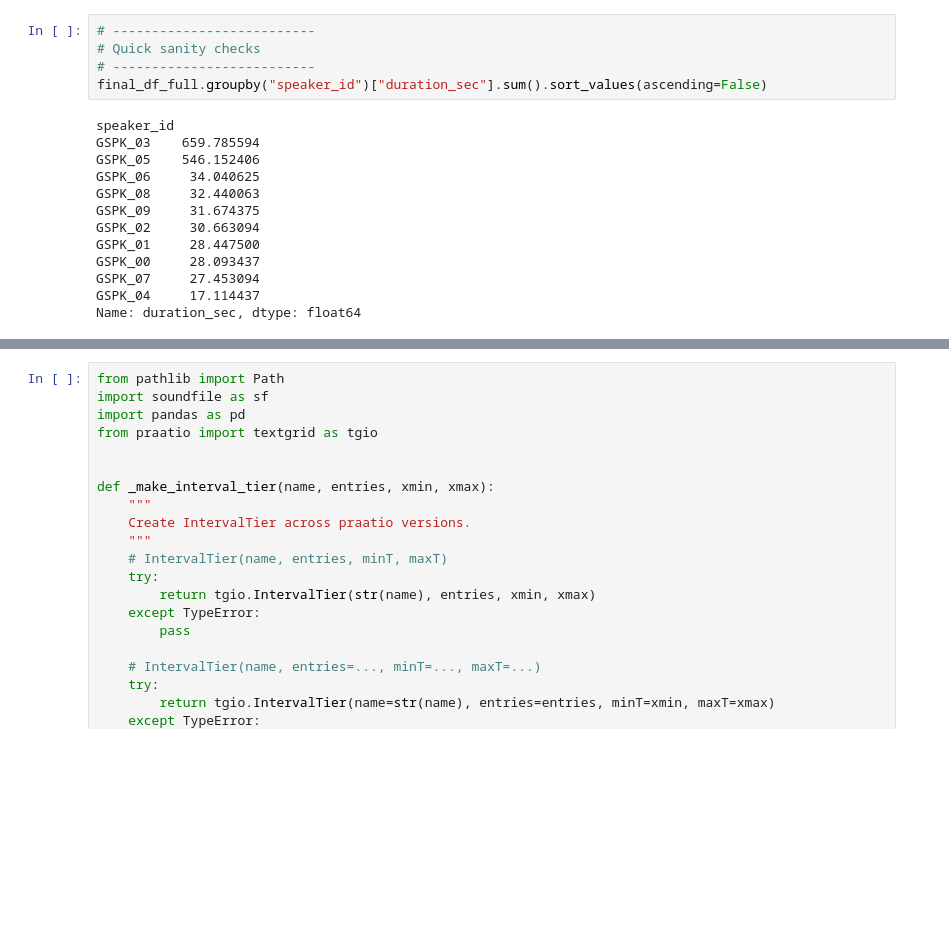
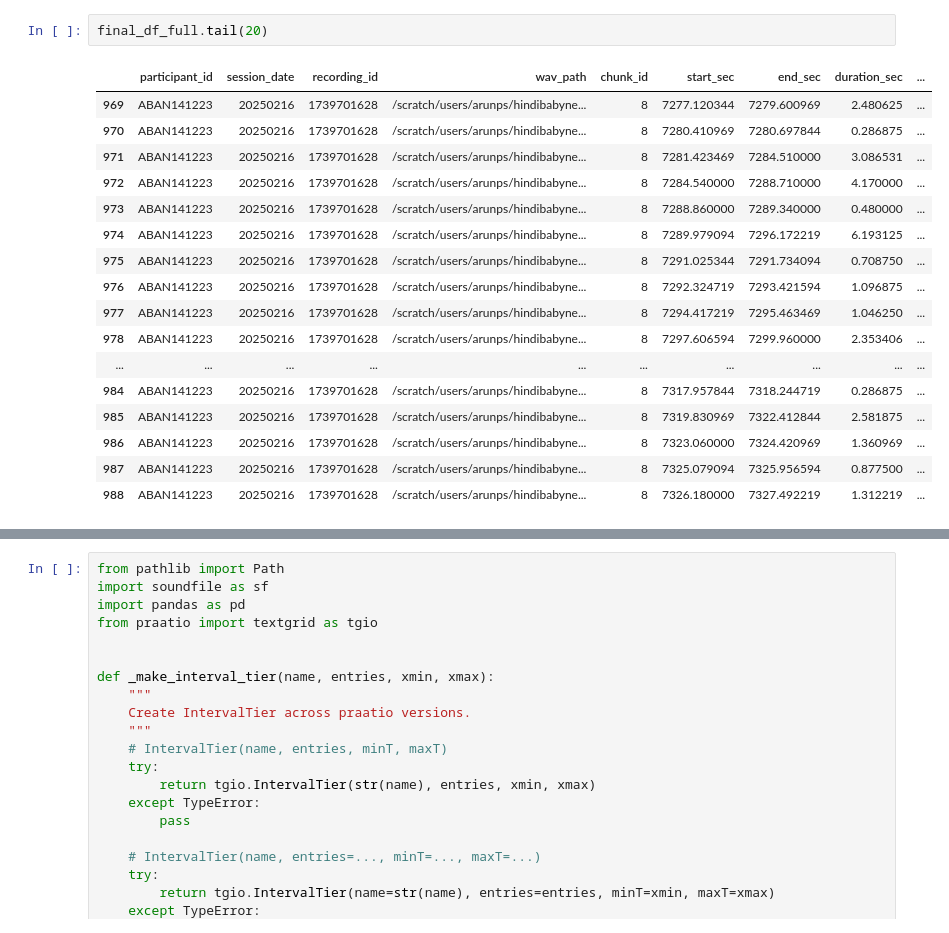
Before and after one commit to arunps12/HindiBabyNet, a Jupyter notebook: notebooks/00_research.ipynb, the cells around one changed output, grey strips where cells are left out. Drawn from its saved outputs; the diff is of its cells as text; blank space fills up the shorter version.

```diff
--- a/notebooks/00_research.ipynb
+++ b/notebooks/00_research.ipynb
@@ -669,18 +346,20 @@ final_df_full.head(), len(final_df_full)
-# %%
-# --------------------------
-# Quick sanity checks
-# --------------------------
-final_df_full.groupby("speaker_id")["duration_sec"].sum().sort_values(ascending=False)
-# %% [output]
-speaker_id
-GSPK_03    659.785594
-GSPK_05    546.152406
-GSPK_06     34.040625
-GSPK_08     32.440063
-GSPK_09     31.674375
-GSPK_02     30.663094
-GSPK_01     28.447500
-GSPK_00     28.093437
-GSPK_07     27.453094
-GSPK_04     17.114437
-Name: duration_sec, dtype: float64
+# %%
+final_df_full.tail(20)
+# %% [output]
+|  | participant_id | session_date | recording_id | wav_path | chunk_id | start_sec | end_sec | duration_sec | ... |
+| 969 | ABAN141223 | 20250216 | 1739701628 | /scratch/users/arunps/hindibabyne... | 8 | 7277.120344 | 7279.600969 | 2.480625 | ... |
+| 970 | ABAN141223 | 20250216 | 1739701628 | /scratch/users/arunps/hindibabyne... | 8 | 7280.410969 | 7280.697844 | 0.286875 | ... |
+| 971 | ABAN141223 | 20250216 | 1739701628 | /scratch/users/arunps/hindibabyne... | 8 | 7281.423469 | 7284.510000 | 3.086531 | ... |
+| 972 | ABAN141223 | 20250216 | 1739701628 | /scratch/users/arunps/hindibabyne... | 8 | 7284.540000 | 7288.710000 | 4.170000 | ... |
+| 973 | ABAN141223 | 20250216 | 1739701628 | /scratch/users/arunps/hindibabyne... | 8 | 7288.860000 | 7289.340000 | 0.480000 | ... |
+| 974 | ABAN141223 | 20250216 | 1739701628 | /scratch/users/arunps/hindibabyne... | 8 | 7289.979094 | 7296.172219 | 6.193125 | ... |
+| 975 | ABAN141223 | 20250216 | 1739701628 | /scratch/users/arunps/hindibabyne... | 8 | 7291.025344 | 7291.734094 | 0.708750 | ... |
+| 976 | ABAN141223 | 20250216 | 1739701628 | /scratch/users/arunps/hindibabyne... | 8 | 7292.324719 | 7293.421594 | 1.096875 | ... |
+| 977 | ABAN141223 | 20250216 | 1739701628 | /scratch/users/arunps/hindibabyne... | 8 | 7294.417219 | 7295.463469 | 1.046250 | ... |
+| 978 | ABAN141223 | 20250216 | 1739701628 | /scratch/users/arunps/hindibabyne... | 8 | 7297.606594 | 7299.960000 | 2.353406 | ... |
+| ... | ... | ... | ... | ... | ... | ... | ... | ... | ... |
+| 984 | ABAN141223 | 20250216 | 1739701628 | /scratch/users/arunps/hindibabyne... | 8 | 7317.957844 | 7318.244719 | 0.286875 | ... |
+| 985 | ABAN141223 | 20250216 | 1739701628 | /scratch/users/arunps/hindibabyne... | 8 | 7319.830969 | 7322.412844 | 2.581875 | ... |
+| 986 | ABAN141223 | 20250216 | 1739701628 | /scratch/users/arunps/hindibabyne... | 8 | 7323.060000 | 7324.420969 | 1.360969 | ... |
+| 987 | ABAN141223 | 20250216 | 1739701628 | /scratch/users/arunps/hindibabyne... | 8 | 7325.079094 | 7325.956594 | 0.877500 | ... |
+| 988 | ABAN141223 | 20250216 | 1739701628 | /scratch/users/arunps/hindibabyne... | 8 | 7326.180000 | 7327.492219 | 1.312219 | ... |
```
Also changed, not shown: parts of 35 cells of this notebook.
